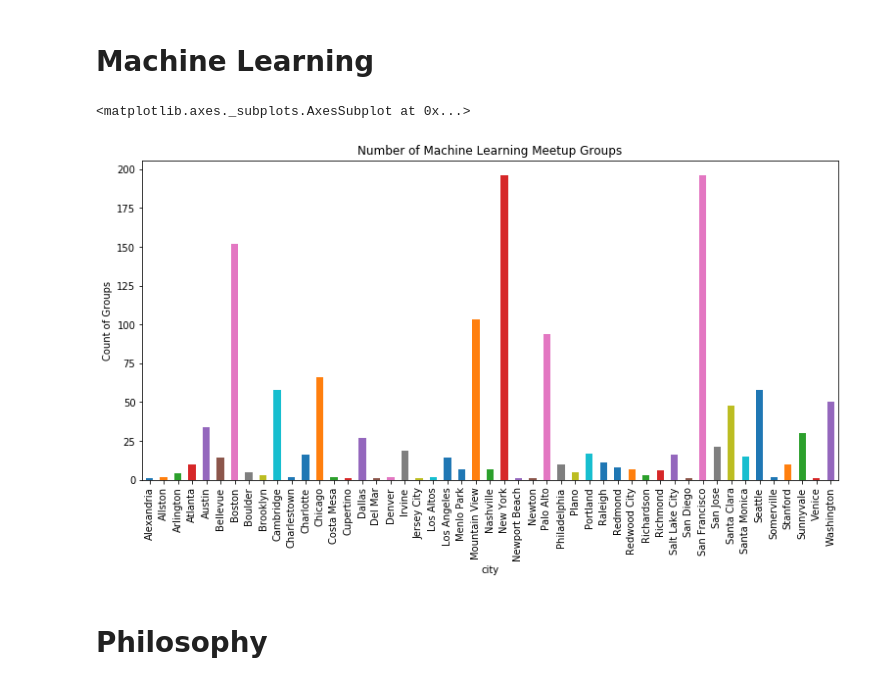
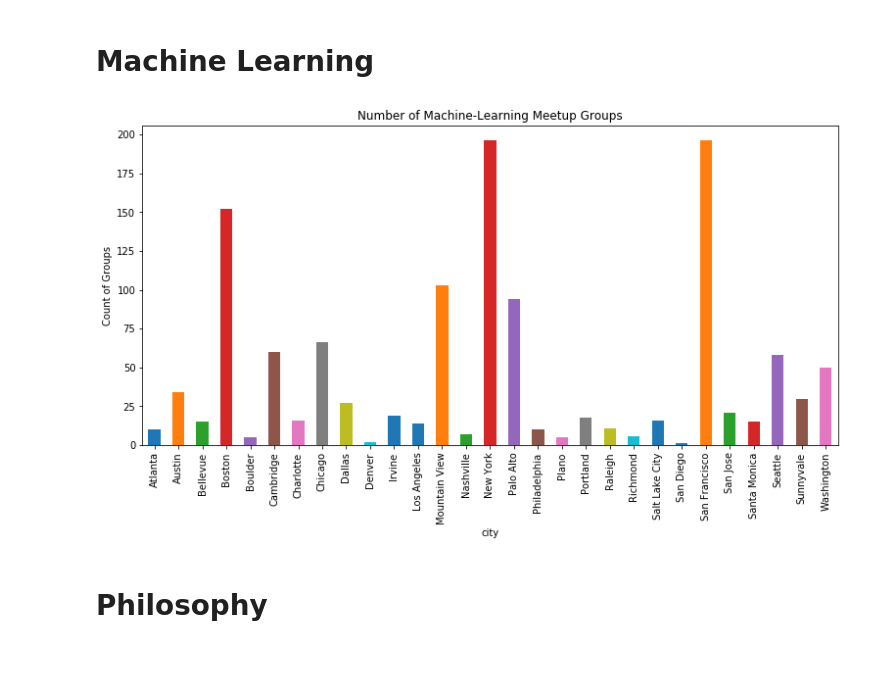
Before and after one commit to Beige-Coffee/LifeStyleDesign, a Jupyter notebook: Meetup_API.ipynb, the cells around one changed output. Drawn from its saved outputs; the diff is of its cells as text; code cells hidden in the pictures; blank space fills up the shorter version.

Commit message:
Add Meetup Jupyter Notebook changes

```diff
--- a/Meetup_API.ipynb
+++ b/Meetup_API.ipynb
@@ -42,3 +61,11 @@ topic = "data-science" #add your choice of topic here
+# %%
+def make_meetup_urls(topic, meetup_api_key, radius=5.0):
+    urls = []
+    for city, info in zip(cities_dct.keys(), cities_dct.values()):
+        state = info[0]
+        zip_code = info[1]
+        urls.append('https://api.meetup.com/2/groups?key=' + meetup_api_key + '&sign=true&photo-host=public&topic=' + topic + '&zip=' + zip_code + '&radius=' + str(radius) +  '&city=' + city + '&state=' + state +'&page=200')
+    return urls
 # %% [markdown]
 # Read data from URL and access relevant features in a DataFrame
 Now, we have list of URLs for all cities. Next, we will use urllib library to read data into JSON format. Then, we’ll read the data to a list before converting it to a DataFrame.
@@ -132,8 +93,0 @@ def make_meetup_urls_10(topic, meetup_api_key):
-# %%
-freq = d.groupby('city').city.count()
-fig = plt.figure(figsize=(28,6))
-ax1 = fig.add_subplot(121)
-ax1.set_xlabel('City')
-ax1.set_ylabel('Count of Groups')
-ax1.set_title("Number of Data Science Meetup Groups")
-freq.plot(kind='bar')
@@ -143 +96,20 @@ freq.plot(kind='bar')
+# %%
+def plot_meetups_by_city(topic):
+    urls = make_meetup_urls(topic, meetup_api_key)
+    cities = list(city_meetups(urls))
+    cities = pd.DataFrame(cities)
+    # The line below will truncate the DataFrame back to the original cities. This can be useful because Meetup's API
+    # will include other cities that are within the "radius" paramater passed into the API call
+    cities = cities.loc[cities['city'].isin(['Palo Alto', 'San Jose', 'Portland', 'Austin', 'Denver', 'San Diego', 'Washington', 'Boston',
+                     'San Francisco', 'Seattle', 'Atlanta', 'Los Angeles', 'Chicago', 'New York', 'Mountain View',
+                     'Santa Monica', 'Cambridge', 'Salt Lake City', 'Raleigh', 'Nashville', 'Sunnyvale', 'Boulder',
+                     'Irvine', 'Philadelphia', 'Dallas', 'Bellevue',
+                     'Charlotte', 'Plano', 'Richmond'])]
+    freq = cities.groupby('city').city.count()
+    fig = plt.figure(figsize=(28,6))
+    ax1 = fig.add_subplot(121)
+    ax1.set_xlabel('City')
+    ax1.set_ylabel('Count of Groups')
+    ax1.set_title(f"Number of {topic} Meetup Groups")
+    freq.plot(kind='bar')
 # %% [markdown]
@@ -187,20 +123,8 @@ ds_freq.plot(kind='bar')
 # %% [markdown]
 # Machine Learning
-# %%
-ml_urls = make_meetup_urls2('machine-learning')
-
-ml_cities = list(city_meetups(ml_urls))
-ml_cities = pd.DataFrame(ml_cities)
-
-ml_freq = ml_cities.groupby('city').city.count()
-fig = plt.figure(figsize=(28,6))
-ax1 = fig.add_subplot(121)
-ax1.set_xlabel('City')
-ax1.set_ylabel('Count of Groups')
-ax1.set_title("Number of Machine Learning Meetup Groups")
-ml_freq.plot(kind='bar')
-# %% [output]
-<matplotlib.axes._subplots.AxesSubplot at 0x...>
-[figure, removed]
+# %%
+plot_meetups_by_city('Machine-Learning')
+# %% [output]
+[figure, added]
 # %% [markdown]
 # Philosophy
```
Also changed, not shown: parts of 42 cells of this notebook.
